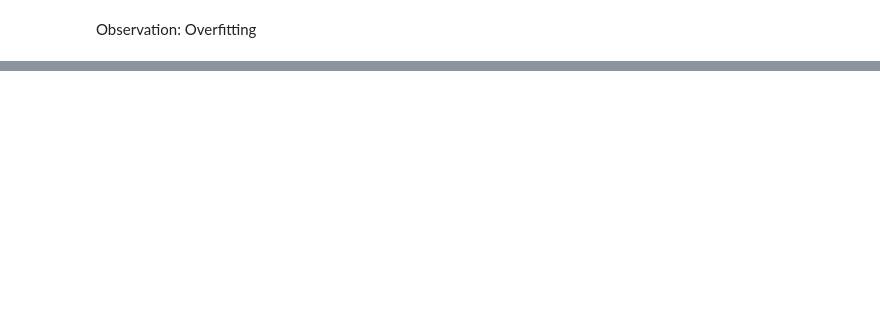
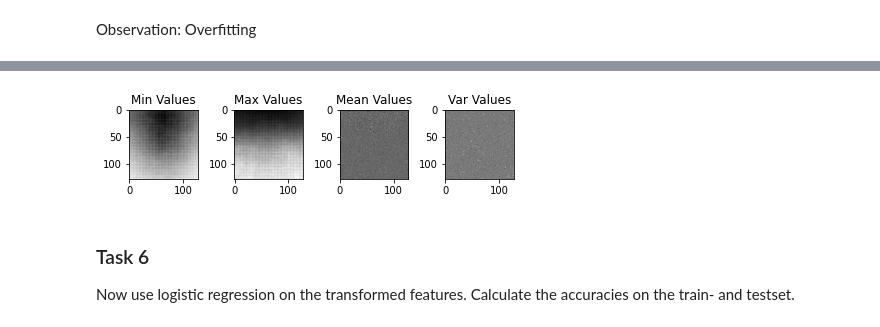
Before and after one commit to matthiasware/AGDML, a Jupyter notebook: exercise_4/solution.ipynb, the cells around one changed output, grey strips where cells are left out. Saved outputs shown, nothing was run; the diff lists cells and outputs as text; code cells hidden in the pictures; blank space fills up the shorter version.

```diff
--- a/exercise_4/solution.ipynb
+++ b/exercise_4/solution.ipynb
@@ -488,0 +156,37 @@ plt.tight_layout()
+# %%
+def transform_norm(X, mean, std):
+    # TODO: implement normalization
+    mean = np.mean(X_train, axis=0)
+    std = np.std(X_train, axis=0)
+    return (X-mean)/std
+
+# TODO: estimate mu and sigma^2
+mean = np.mean(X_train, axis=0)
+std = np.std(X_train, axis=0)
+
+# TODO: normalize train images, test images
+X_train_scaled = transform_norm(X_train, mean, std)
+X_test_scaled = transform_norm(X_test, mean, std)
+
+
+# TODO: visualize mean and variance of normalized pixel features
+min_img = np.min(X_train_scaled, axis=0)
+max_img = np.max(X_train_scaled, axis=0)
+mean_img = np.mean(X_train_scaled, axis=0)
+std_img = np.var(X_train_scaled, axis=0)
+
+fig, axs = plt.subplots(nrows=1, ncols=4)
+axs[0].imshow(min_img.reshape((128,128)), cmap='gray')
+axs[0].set_title('Min Values')
+axs[1].imshow(max_img.reshape((128,128)), cmap='gray')
+axs[1].set_title('Max Values')
+axs[2].imshow(mean_img.reshape((128,128)), cmap='gray')
+axs[2].set_title('Mean Values')
+axs[3].imshow(std_img.reshape((128,128)), cmap='gray')
+axs[3].set_title('Var Values')
+plt.tight_layout()
+# %% [output]
+[figure, added]
+# %% [markdown]
+### Task 6
+Now use logistic regression on the transformed features. Calculate the accuracies on the train- and testset.
```
Also changed, not shown: parts of 60 cells of this notebook, 2 other files.
